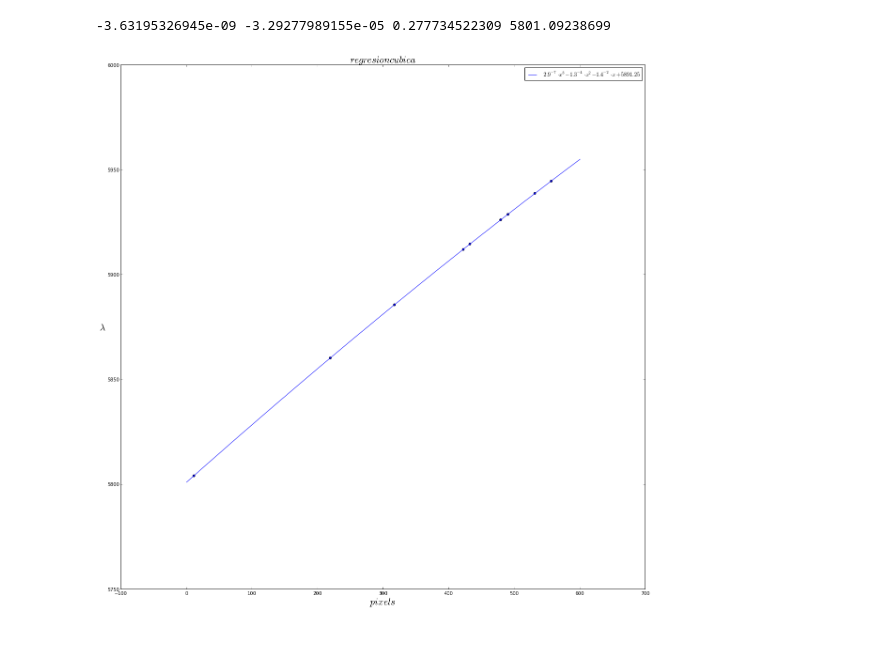
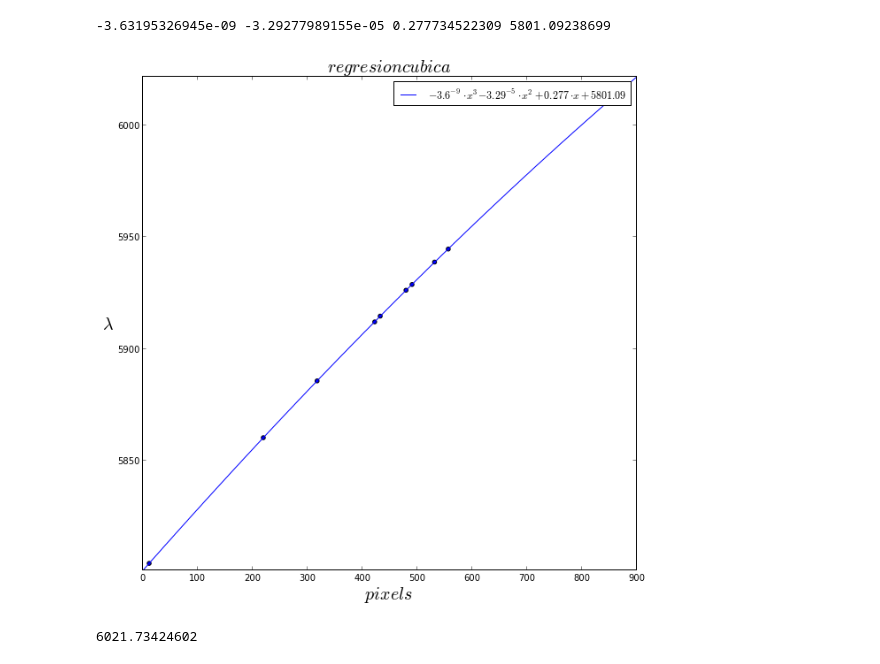
Before and after one commit to daniel-lozano/lab-intermedio, a Jupyter notebook: jupiter/Ajuste.ipynb, the cells around one changed output. Saved outputs shown, nothing was run; the diff lists cells and outputs as text; code cells hidden in the pictures.

```diff
--- a/jupiter/Ajuste.ipynb
+++ b/jupiter/Ajuste.ipynb
@@ -87,7 +87,7 @@ polifit
 # %%
 a,b,c,d=polyfit(pix,lambd,3)
 # %%
-x=linspace(0,600)
+x=linspace(0,900)
 y=zeros(len(x),dtype="float")
 # %%
 for i in range(len(x)):
@@ -97,13 +97,19 @@ print a,b,c,d
 # %% [output]
 -3.63195326945e-09 -3.29277989155e-05 0.277734522309 5801.09238699
 # %%
-plot(x,y,label="$ {2.9}^{-7}\cdot{x}^{3}- {1.3}^{-4}\cdot {x}^{2}-{1.4}^{-2}\cdot x +5891.25   $")
+plot(x,y,label="$ -{3.6}^{-9}\cdot{x}^{3}- {3.29}^{-5}\cdot {x}^{2}+0.277\cdot x +5801.09 $")
 scatter(pix,lambd)
 title("$regresion cubica$",size=20)
 ylabel("$\lambda$",rotation="horizontal",size=20)
 xlabel("$pixels$",size=20)
+xlim(min(x),max(x))
+ylim(min(y),max(y))
 legend()
-figsize(20,20)
+
 savefig("regresion3.png")
 # %% [output]
-[figure, old version]
+[figure, new version]
+# %%
+print a*900**3+b*900**2+c*900+d
+# %% [output]
+6021.73424602
```
Also changed, not shown: parts of 3 cells of this notebook, 5 other files.
